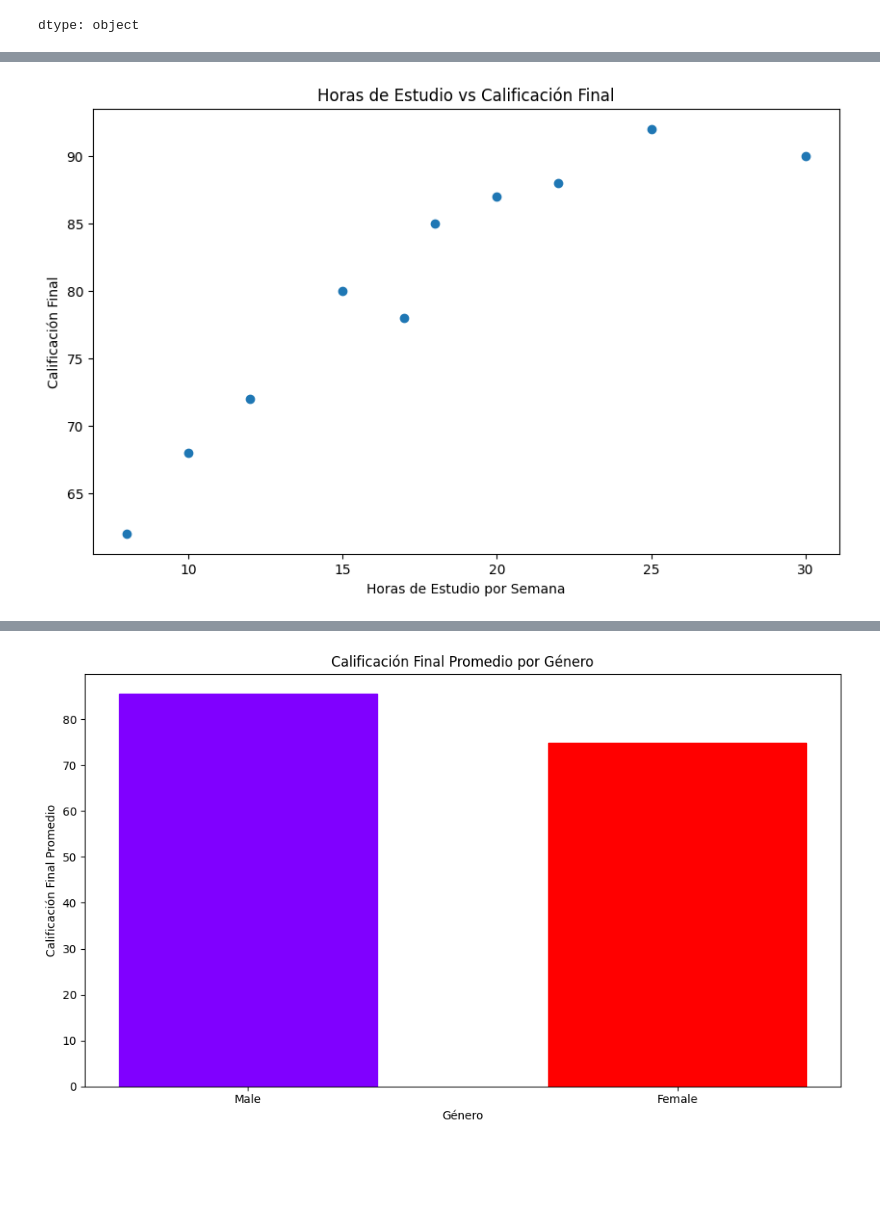
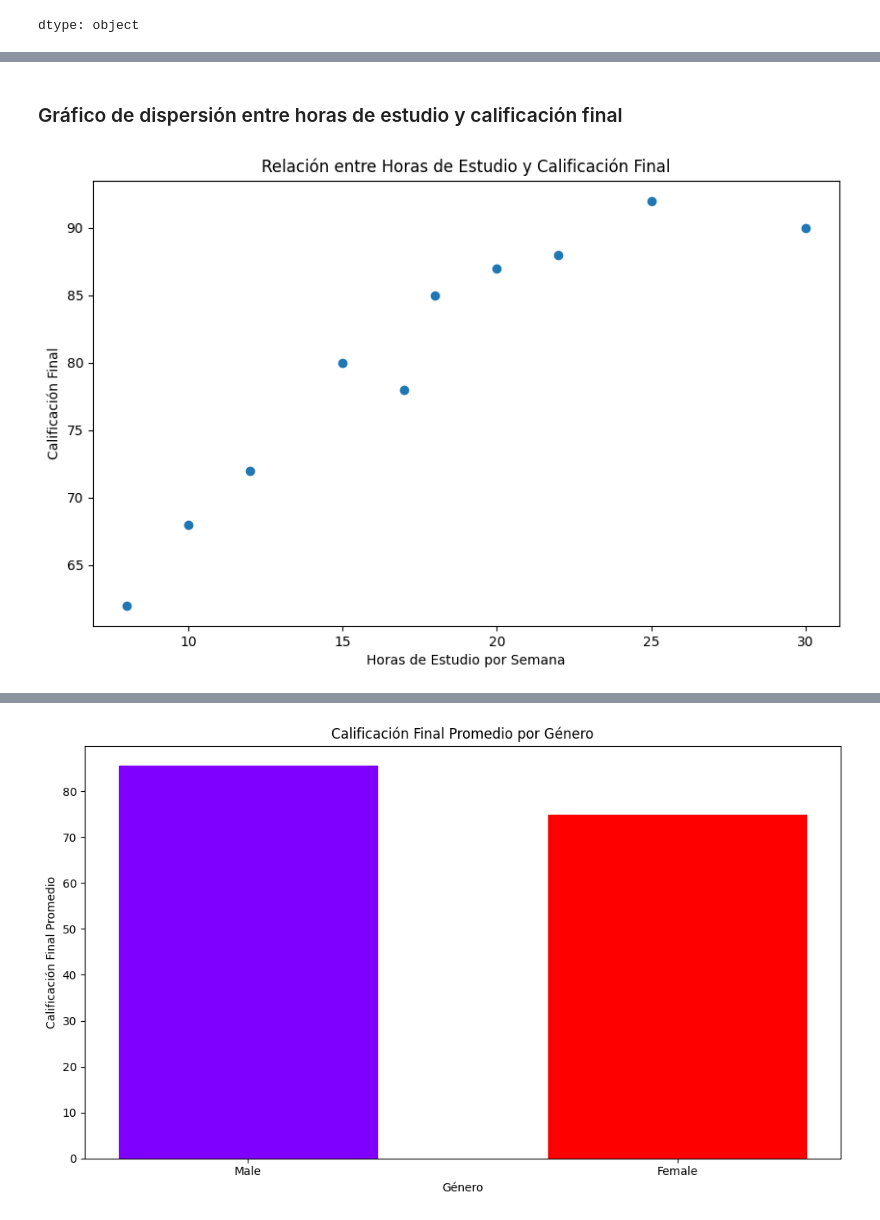
Before and after one commit to lizsolano/Optativa_profesionalizante_I, a Jupyter notebook: Analisis_BD.ipynb, the cells around one changed output, grey strips where cells are left out. Drawn from its saved outputs; the diff is of its cells as text; code cells hidden in the pictures; blank space fills up the shorter version.

```diff
--- a/Analisis_BD.ipynb
+++ b/Analisis_BD.ipynb
@@ -144,10 +183,11 @@ plt.show()
+# %% [markdown]
+### Gráfico de dispersión entre horas de estudio y calificación final
 # %%
-# 3. Gráfico de dispersión: Horas de estudio vs Calificación final
 plt.figure(figsize=(10, 6))
 plt.scatter(dataset['StudyHoursPerWeek'], dataset['FinalGrade'])
-plt.title('Horas de Estudio vs Calificación Final')
+plt.title('Relación entre Horas de Estudio y Calificación Final')
 plt.xlabel('Horas de Estudio por Semana')
 plt.ylabel('Calificación Final')
 plt.show()
 # %% [output]
-[figure, old version]
+[figure, new version]
```
Also changed, not shown: parts of 39 cells of this notebook.
